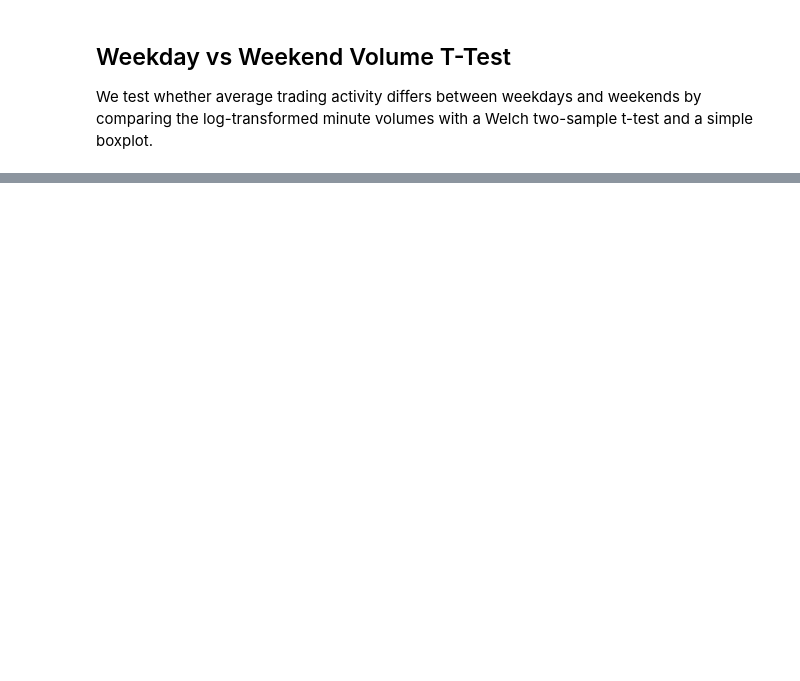
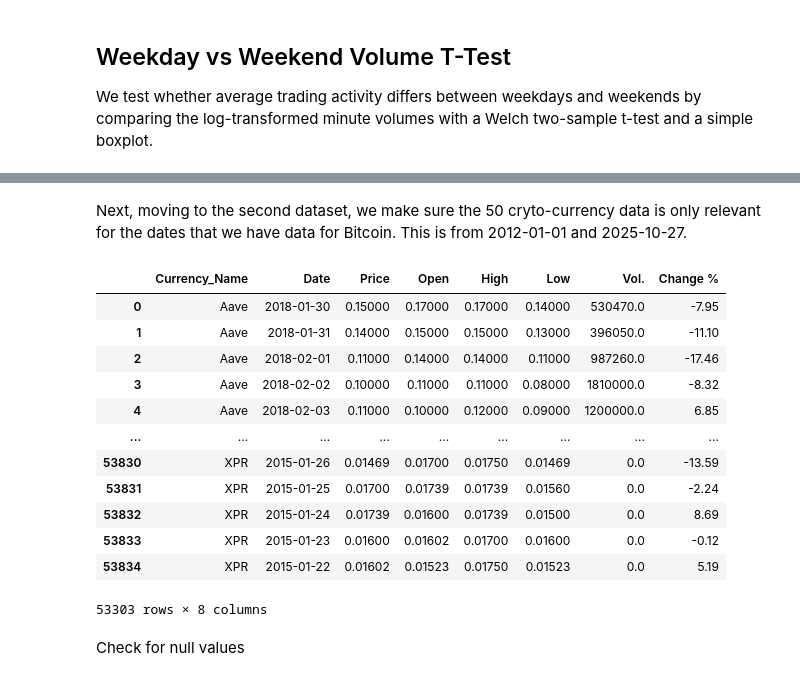
Before and after one commit to rjindal177/CMSC320-Final-Project, a Jupyter notebook: termProject.ipynb, the cells around one changed output, grey strips where cells are left out. Saved outputs shown, nothing was run; the diff lists cells and outputs as text; code cells hidden in the pictures; blank space fills up the shorter version.

```diff
--- a/termProject.ipynb
+++ b/termProject.ipynb
@@ -87,0 +112,25 @@ We compared minute bitcoin trading volumes between weekdays and weekends using a
+# %% [markdown]
+Next, moving to the second dataset, we make sure the 50 cryto-currency data is only relevant for the dates that we have data for Bitcoin. This is from 2012-01-01 and 2025-10-27.
+# %%
+df2 = pd.read_csv(path2, parse_dates=['Date'])
+start = "2012-01-01"
+end = "2025-10-27"
+mask = (df2['Date'] >= start) & (df2['Date'] <= end)
+df2 = df2.loc[mask]
+display(df2)
+# %% [output]
+|  | Currency_Name | Date | Price | Open | High | Low | Vol. | Change % |
+| 0 | Aave | 2018-01-30 | 0.15000 | 0.17000 | 0.17000 | 0.14000 | 530470.0 | -7.95 |
+| 1 | Aave | 2018-01-31 | 0.14000 | 0.15000 | 0.15000 | 0.13000 | 396050.0 | -11.10 |
+| 2 | Aave | 2018-02-01 | 0.11000 | 0.14000 | 0.14000 | 0.11000 | 987260.0 | -17.46 |
+| 3 | Aave | 2018-02-02 | 0.10000 | 0.11000 | 0.11000 | 0.08000 | 1810000.0 | -8.32 |
+| 4 | Aave | 2018-02-03 | 0.11000 | 0.10000 | 0.12000 | 0.09000 | 1200000.0 | 6.85 |
+| ... | ... | ... | ... | ... | ... | ... | ... | ... |
+| 53830 | XPR | 2015-01-26 | 0.01469 | 0.01700 | 0.01750 | 0.01469 | 0.0 | -13.59 |
+| 53831 | XPR | 2015-01-25 | 0.01700 | 0.01739 | 0.01739 | 0.01560 | 0.0 | -2.24 |
+| 53832 | XPR | 2015-01-24 | 0.01739 | 0.01600 | 0.01739 | 0.01500 | 0.0 | 8.69 |
+| 53833 | XPR | 2015-01-23 | 0.01600 | 0.01602 | 0.01700 | 0.01600 | 0.0 | -0.12 |
+| 53834 | XPR | 2015-01-22 | 0.01602 | 0.01523 | 0.01750 | 0.01523 | 0.0 | 5.19 |
+53303 rows × 8 columns
+# %% [markdown]
+Check for null values
```
Also changed, not shown: parts of 24 cells of this notebook.
